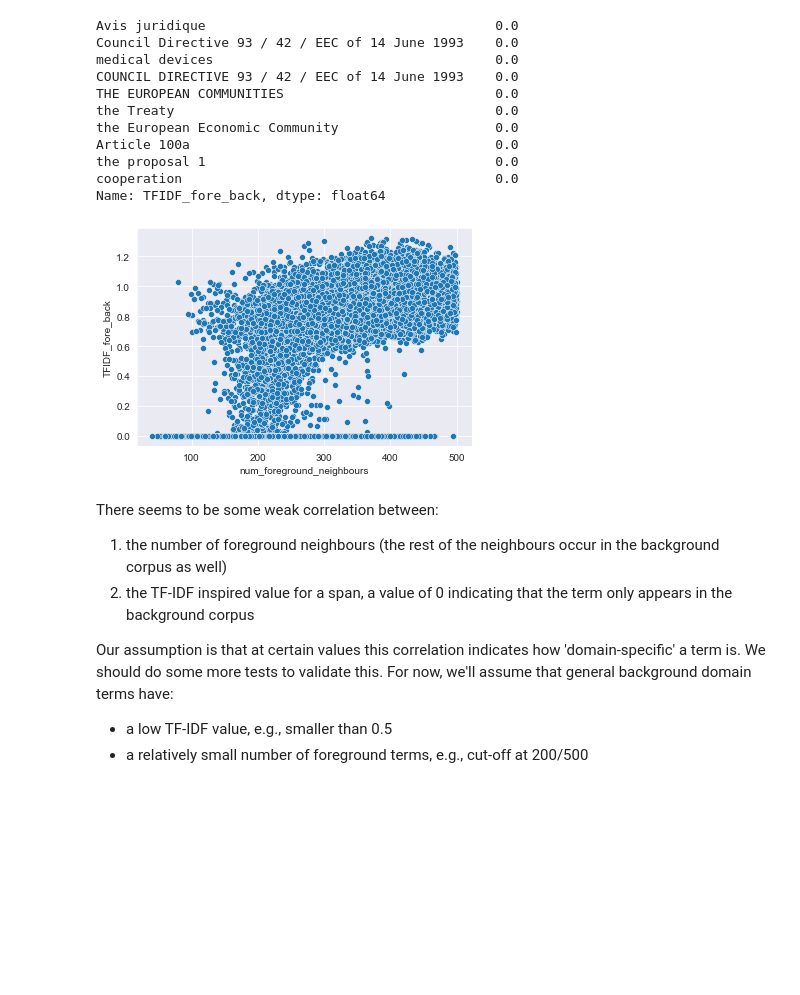
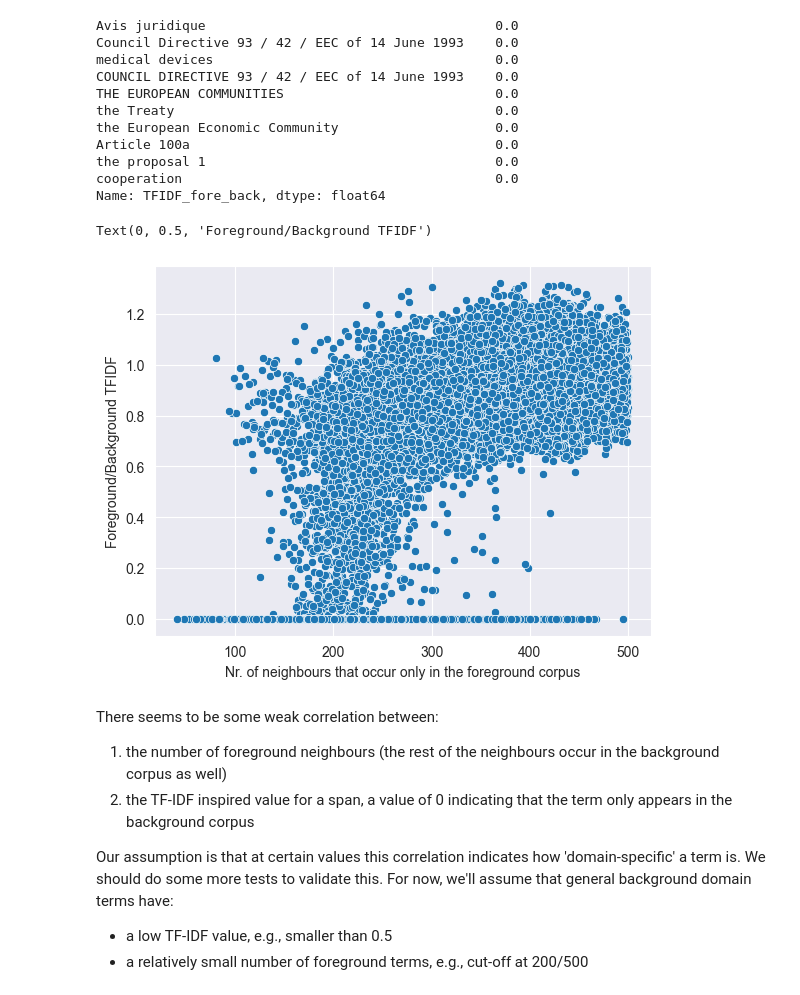
Before and after one commit to rubenkruiper/irec, a Jupyter notebook: 1. Term Extraction.ipynb, the cells around one changed output. Drawn from its saved outputs; the diff is of its cells as text; code cells hidden in the pictures; blank space fills up the shorter version.

Commit message:
updated plot in term extraction to include lines and example terms

```diff
--- a/1. Term Extraction.ipynb
+++ b/1. Term Extraction.ipynb
@@ -752,13 +750,3 @@ Article 100a                                       0.0
 the proposal 1                                     0.0
 cooperation                                        0.0
 Name: TFIDF_fore_back, dtype: float64
-# %%
-sns.set_style ("darkgrid")
-sns.scatterplot(x="num_foreground_neighbours",
-                y="TFIDF_fore_back",
-                data=span_features_df)
-
-# we'll also save span_features_df for reuse elsewhere
-span_features_df.to_csv(embedding_output_fp.joinpath("span_features.csv"))
-# %% [output]
-[figure, old version]
@@ -765,3 +755,14 @@ span_features_df.to_csv(embedding_output_fp.joinpath("span_features.csv"))
+# %%
+sns.set_style ("darkgrid")
+axes = sns.scatterplot(x="num_foreground_neighbours",
+                       y="TFIDF_fore_back",
+                       data=span_features_df)
+
+axes.set_xlabel("Nr. of neighbours that occur only in the foreground corpus")
+axes.set_ylabel("Foreground/Background TFIDF")
+# %% [output]
+Text(0, 0.5, 'Foreground/Background TFIDF')
+[figure, added]
 # %% [markdown]
 There seems to be some weak correlation between:
 1. the number of foreground neighbours (the rest of the neighbours occur in the background corpus as well)
```
Also changed, not shown: parts of 21 cells of this notebook, 1 other file.
